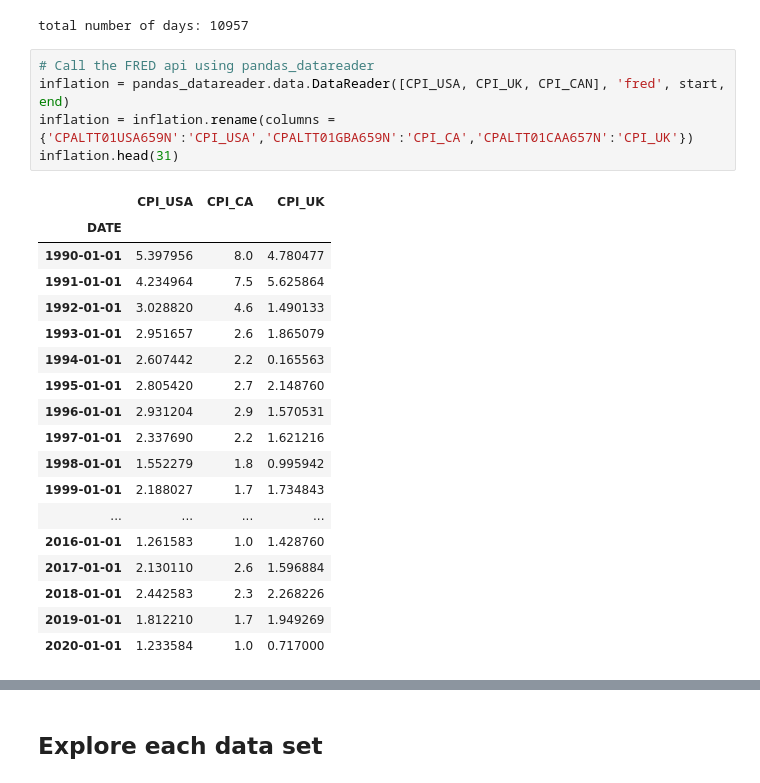
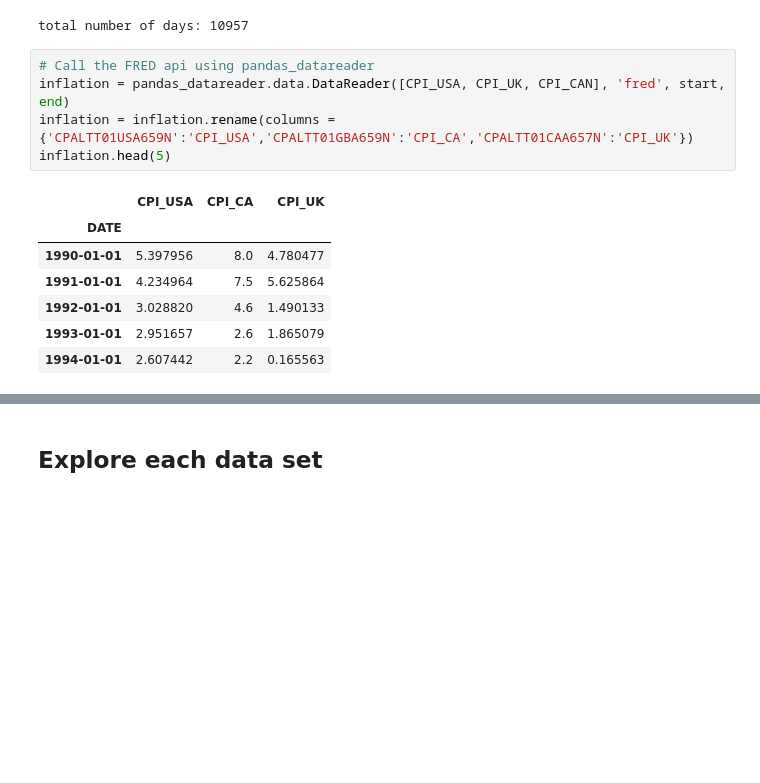
Before and after one commit to NumEconCopenhagen/projects-2024-kbh-herning, a Jupyter notebook: dataproject/dataproject.ipynb, the cells around one changed output, grey strips where cells are left out. Drawn from its saved outputs; the diff is of its cells as text; blank space fills up the shorter version.

```diff
--- a/dataproject/dataproject.ipynb
+++ b/dataproject/dataproject.ipynb
@@ -67,27 +70,16 @@ total number of days: 10957
 # %%
 # Call the FRED api using pandas_datareader
 inflation = pandas_datareader.data.DataReader([CPI_USA, CPI_UK, CPI_CAN], 'fred', start, end)
 inflation = inflation.rename(columns = {'CPALTT01USA659N':'CPI_USA','CPALTT01GBA659N':'CPI_CA','CPALTT01CAA657N':'CPI_UK'})
-inflation.head(31)
+inflation.head(5)
 # %% [output]
 |  | CPI_USA | CPI_CA | CPI_UK |
 | DATE |  |  |  |
 | 1990-01-01 | 5.397956 | 8.0 | 4.780477 |
 | 1991-01-01 | 4.234964 | 7.5 | 5.625864 |
 | 1992-01-01 | 3.028820 | 4.6 | 1.490133 |
 | 1993-01-01 | 2.951657 | 2.6 | 1.865079 |
 | 1994-01-01 | 2.607442 | 2.2 | 0.165563 |
-| 1995-01-01 | 2.805420 | 2.7 | 2.148760 |
-| 1996-01-01 | 2.931204 | 2.9 | 1.570531 |
-| 1997-01-01 | 2.337690 | 2.2 | 1.621216 |
-| 1998-01-01 | 1.552279 | 1.8 | 0.995942 |
-| 1999-01-01 | 2.188027 | 1.7 | 1.734843 |
-| ... | ... | ... | ... |
-| 2016-01-01 | 1.261583 | 1.0 | 1.428760 |
-| 2017-01-01 | 2.130110 | 2.6 | 1.596884 |
-| 2018-01-01 | 2.442583 | 2.3 | 2.268226 |
-| 2019-01-01 | 1.812210 | 1.7 | 1.949269 |
-| 2020-01-01 | 1.233584 | 1.0 | 0.717000 |
 # %%
 # Call the FRED api using pandas_datareader
 exchange = pandas_datareader.data.DataReader([EX_UK, EX_CAN], 'fred', start, end)
```
Also changed, not shown: parts of 11 cells of this notebook.
